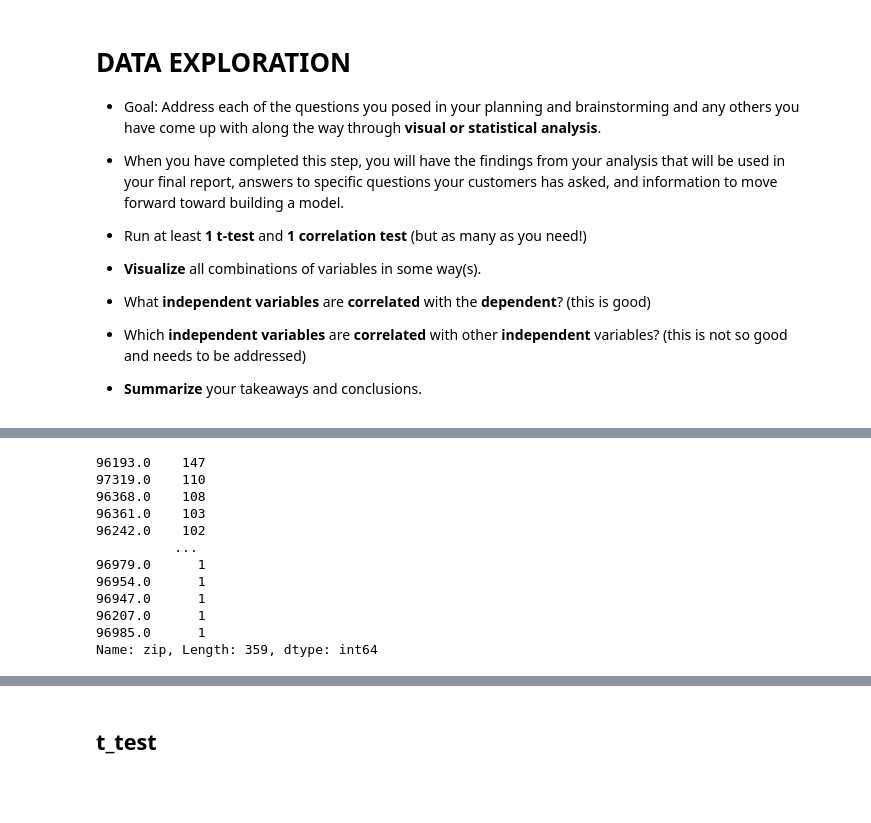
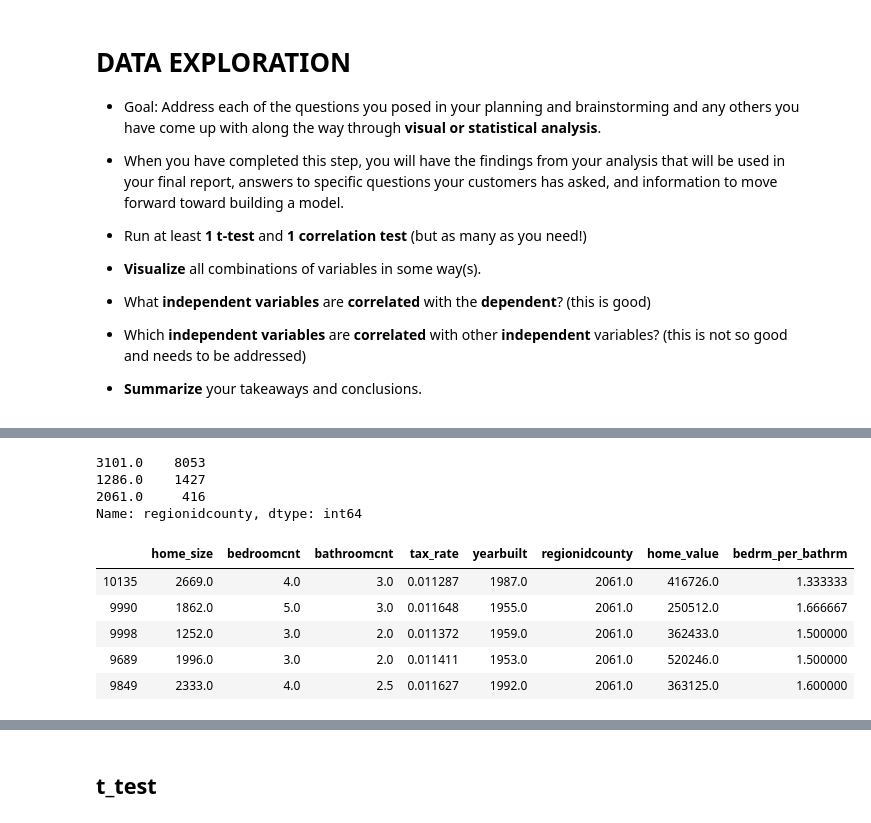
Before and after one commit to allenjiang666/regression_project, a Jupyter notebook: DATA_EXPLORATION.ipynb, the cells around one changed output, grey strips where cells are left out. Drawn from its saved outputs; the diff is of its cells as text; code cells hidden in the pictures; blank space fills up the shorter version.

```diff
--- a/DATA_EXPLORATION.ipynb
+++ b/DATA_EXPLORATION.ipynb
@@ -45,15 +45,16 @@ train.describe()
 # %%
-train.zip.value_counts()
+train.regionidcounty.value_counts()
 # %% [output]
-96193.0    147
-97319.0    110
-96368.0    108
-96361.0    103
-96242.0    102
-          ...
-96979.0      1
-96954.0      1
-96947.0      1
-96207.0      1
-96985.0      1
-Name: zip, Length: 359, dtype: int64
+3101.0    8053
+1286.0    1427
+2061.0     416
+Name: regionidcounty, dtype: int64
+# %%
+train[train.regionidcounty == 2061].head()
+# %% [output]
+|  | home_size | bedroomcnt | bathroomcnt | tax_rate | yearbuilt | regionidcounty | home_value | bedrm_per_bathrm |
+| 10135 | 2669.0 | 4.0 | 3.0 | 0.011287 | 1987.0 | 2061.0 | 416726.0 | 1.333333 |
+| 9990 | 1862.0 | 5.0 | 3.0 | 0.011648 | 1955.0 | 2061.0 | 250512.0 | 1.666667 |
+| 9998 | 1252.0 | 3.0 | 2.0 | 0.011372 | 1959.0 | 2061.0 | 362433.0 | 1.500000 |
+| 9689 | 1996.0 | 3.0 | 2.0 | 0.011411 | 1953.0 | 2061.0 | 520246.0 | 1.500000 |
+| 9849 | 2333.0 | 4.0 | 2.5 | 0.011627 | 1992.0 | 2061.0 | 363125.0 | 1.600000 |
```
Also changed, not shown: parts of 18 cells of this notebook, 5 other files.
